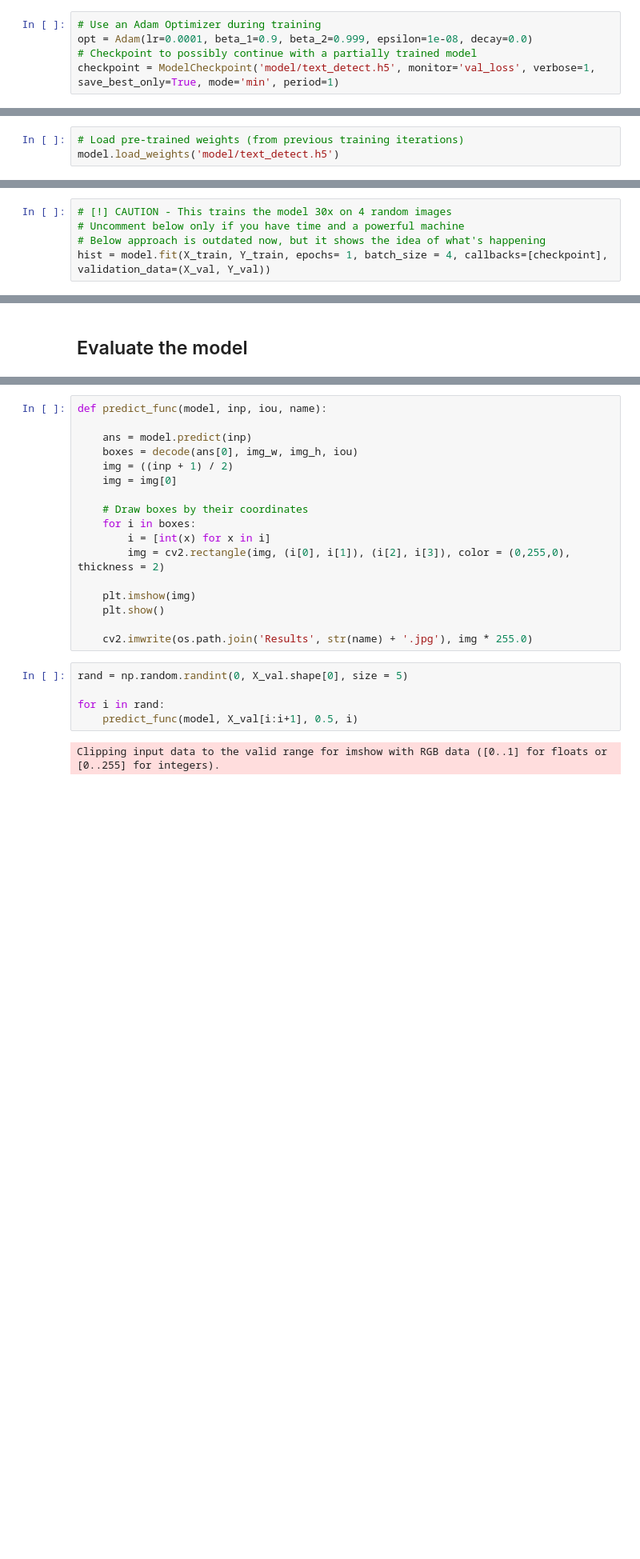
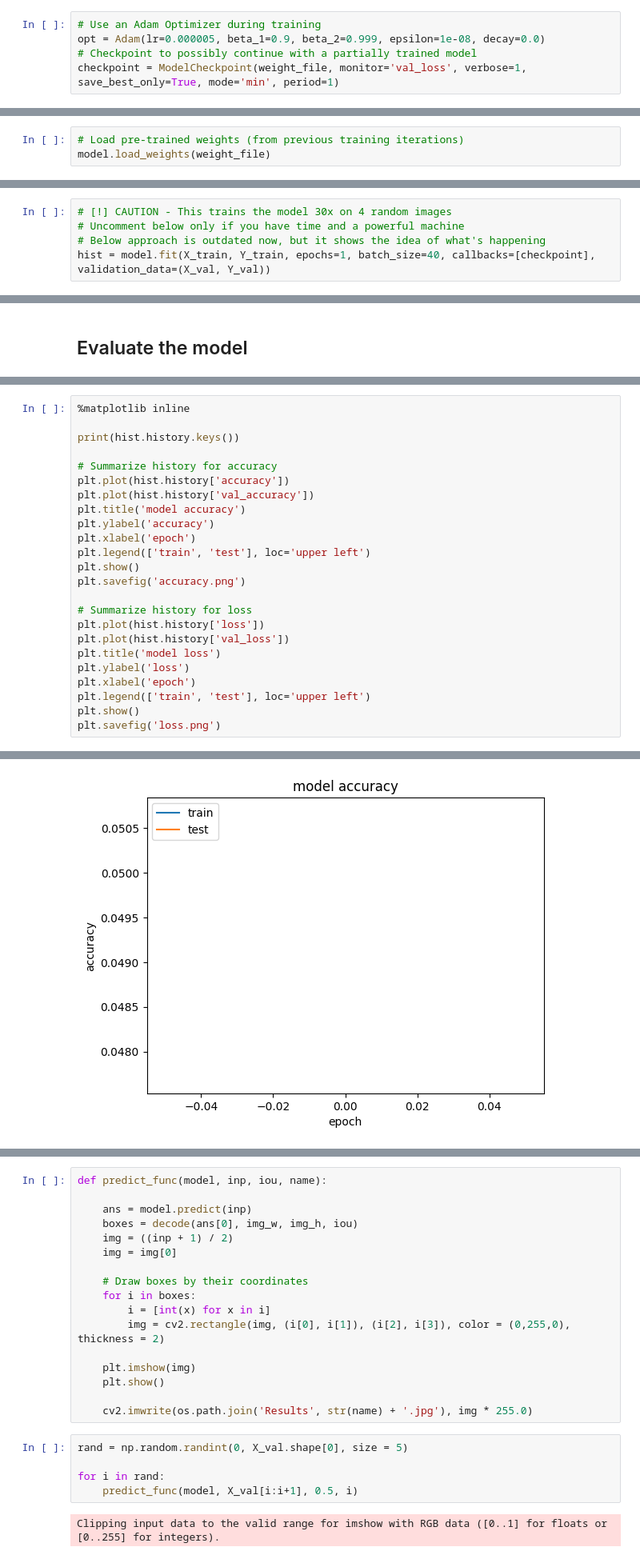
Before and after one commit to HWR-Translue-Collab/Translue-Collab, a Jupyter notebook: translue-poc/text-detection/Text Detection - Translue PoC.ipynb, the cells around one changed output, grey strips where cells are left out. Shown at 80% size. Saved outputs shown, nothing was run; the diff lists cells and outputs as text; blank space fills up the shorter version.

```diff
--- a/translue-poc/text-detection/Text Detection - Translue PoC.ipynb
+++ b/translue-poc/text-detection/Text Detection - Translue PoC.ipynb
@@ -100,9 +108,9 @@ def translue_model(input_shape):
     return model
 # %%
 # Use an Adam Optimizer during training
-opt = Adam(lr=0.0001, beta_1=0.9, beta_2=0.999, epsilon=1e-08, decay=0.0)
+opt = Adam(lr=0.000005, beta_1=0.9, beta_2=0.999, epsilon=1e-08, decay=0.0)
 # Checkpoint to possibly continue with a partially trained model
-checkpoint = ModelCheckpoint('model/text_detect.h5', monitor='val_loss', verbose=1, save_best_only=True, mode='min', period=1)
+checkpoint = ModelCheckpoint(weight_file, monitor='val_loss', verbose=1, save_best_only=True, mode='min', period=1)
 # %% [output]
 WARNING:tensorflow:`period` argument is deprecated. Please use `save_freq` to specify the frequency in number of batches seen.
 # %%
@@ -177,12 +180,12 @@ None
 ## Training the model (Caution)
 # %%
 # Load pre-trained weights (from previous training iterations)
-model.load_weights('model/text_detect.h5')
+model.load_weights(weight_file)
 # %%
 model.compile(loss=loss_func, optimizer=opt, metrics = ['accuracy'])
 # %%
 # [!] CAUTION - This trains the model 30x on 4 random images
 # Uncomment below only if you have time and a powerful machine
 # Below approach is outdated now, but it shows the idea of what's happening
-hist = model.fit(X_train, Y_train, epochs= 1, batch_size = 4, callbacks=[checkpoint], validation_data=(X_val, Y_val))
+hist = model.fit(X_train, Y_train, epochs=1, batch_size=40, callbacks=[checkpoint], validation_data=(X_val, Y_val))
 # %% [output]
@@ -198,0 +203,25 @@ model.load_weights('model/text_detect.h5')
+# %%
+%matplotlib inline
+
+print(hist.history.keys())
+
+# Summarize history for accuracy
+plt.plot(hist.history['accuracy'])
+plt.plot(hist.history['val_accuracy'])
+plt.title('model accuracy')
+plt.ylabel('accuracy')
+plt.xlabel('epoch')
+plt.legend(['train', 'test'], loc='upper left')
+plt.show()
+plt.savefig('accuracy.png')
+
+# Summarize history for loss
+plt.plot(hist.history['loss'])
+plt.plot(hist.history['val_loss'])
+plt.title('model loss')
+plt.ylabel('loss')
+plt.xlabel('epoch')
+plt.legend(['train', 'test'], loc='upper left')
+plt.show()
+plt.savefig('loss.png')
+# %% [output]
@@ -198,0 +229 @@ model.load_weights('model/text_detect.h5')
+[figure, added]
```
Also changed, not shown: parts of 26 cells of this notebook.
